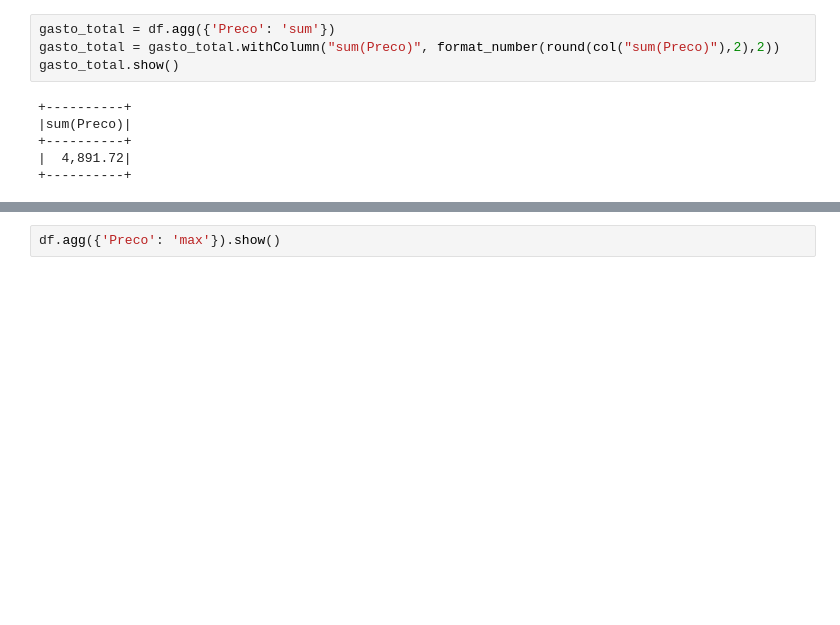
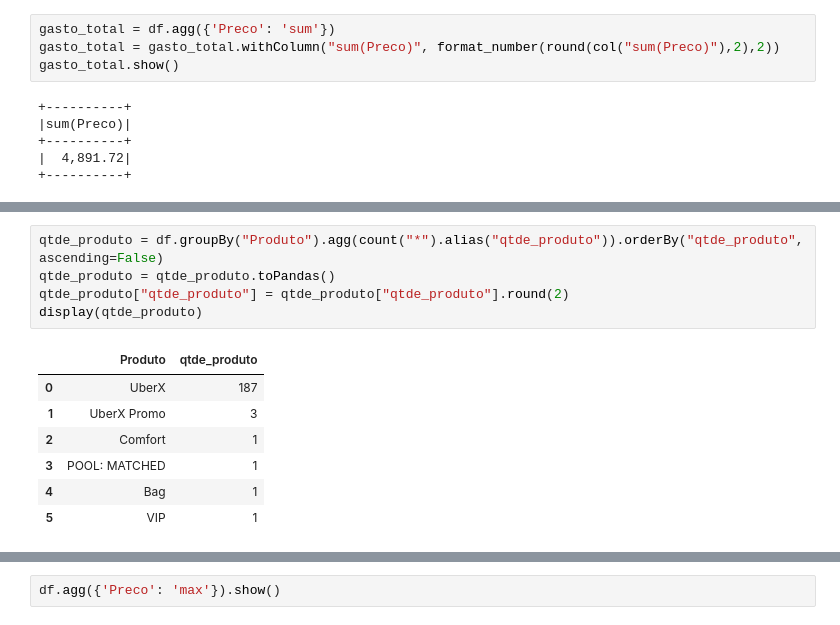
Before and after one commit to CaioMDutra/DataScience, a Jupyter notebook: Uber/uber.ipynb, the cells around one changed output, grey strips where cells are left out. Saved outputs shown, nothing was run; the diff lists cells and outputs as text; blank space fills up the shorter version.

```diff
--- a/Uber/uber.ipynb
+++ b/Uber/uber.ipynb
@@ -137,0 +157,13 @@ gasto_total.show()
+# %%
+qtde_produto = df.groupBy("Produto").agg(count("*").alias("qtde_produto")).orderBy("qtde_produto", ascending=False)
+qtde_produto = qtde_produto.toPandas()
+qtde_produto["qtde_produto"] = qtde_produto["qtde_produto"].round(2)
+display(qtde_produto)
+# %% [output]
+|  | Produto | qtde_produto |
+| 0 | UberX | 187 |
+| 1 | UberX Promo | 3 |
+| 2 | Comfort | 1 |
+| 3 | POOL: MATCHED | 1 |
+| 4 | Bag | 1 |
+| 5 | VIP | 1 |
```
Also changed, not shown: parts of 29 cells of this notebook.
